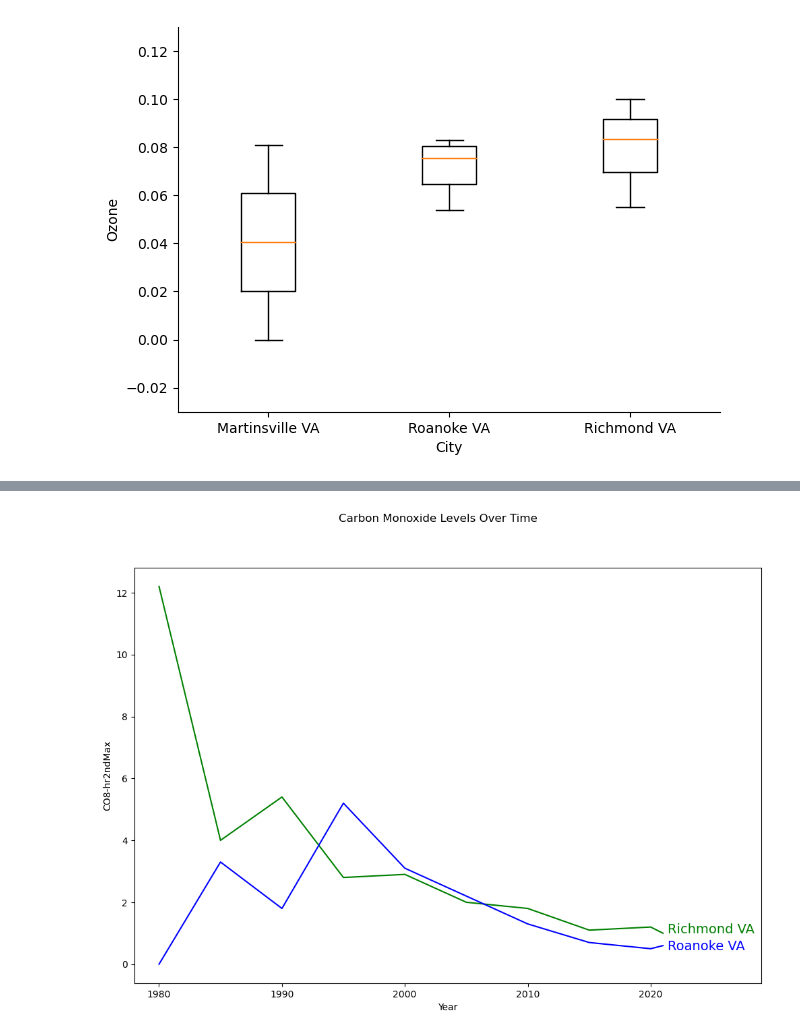
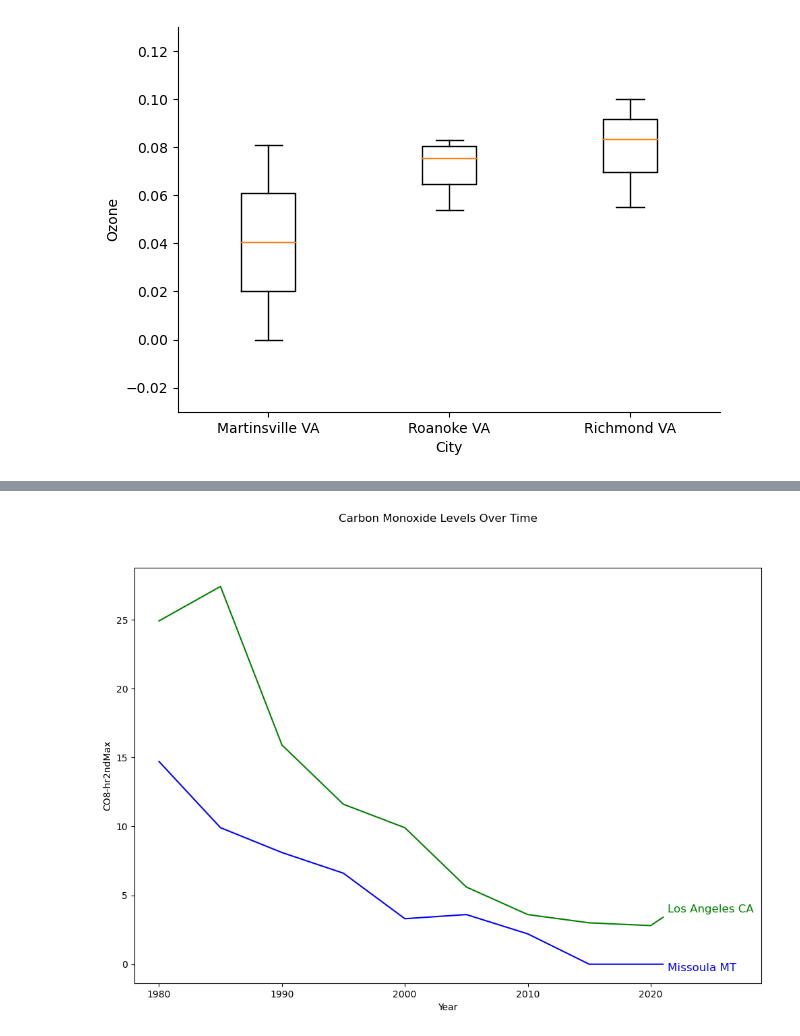
Before and after one commit to atrumbull26/Team7, a Jupyter notebook: StoryAndVis.ipynb, the cells around one changed output, grey strips where cells are left out. Cells and saved outputs as stored; diff of their text form; code cells hidden in the pictures.

```diff
--- a/StoryAndVis.ipynb
+++ b/StoryAndVis.ipynb
@@ -142,3 +131,6 @@ ax.spines['right'].set_visible(False)
 ax.spines['top'].set_visible(False)
 # %% [output]
 [figure]
+# %%
+city1 = 'Los Angeles-Long Beach-Anaheim CA'
+city2 = 'Missoula MT'
@@ -165,23 +171,23 @@ plt.show()
 # %%
 #Carbon Monoxide
 var = 'CO8-hr2ndMax'
 fig, ax = plt.subplots()
-ax.plot(df.loc[df['CBSA'] == 'Richmond VA']['Year'],df.loc[df['CBSA'] == 'Richmond VA'][var], color = 'green', label = 'Richmond VA')
-ax.plot(df.loc[df['CBSA'] == 'Roanoke VA']['Year'],df.loc[df['CBSA'] == 'Roanoke VA'][var], color = 'blue', label = 'Roanoke VA')
+ax.plot(df.loc[(df['CBSA'] == city1)&(df['Year'] <= 2021)]['Year'],df.loc[(df['CBSA'] == city1)&(df['Year'] <= 2021)][var], color = 'green', label = city1)
+ax.plot(df.loc[df['CBSA'] == city2]['Year'],df.loc[df['CBSA'] == city2][var], color = 'blue', label = city2)
 #ax.plot(df.loc[df['CBSA'] == 'Martinsville VA']['Year'],df.loc[df['CBSA'] == 'Martinsville VA']['O3 8-hr4th Max'], color = 'red', label = 'Martinsville VA')
 fig.suptitle('Carbon Monoxide Levels Over Time')
 ax.set_xlim(1978,2029)   # this leaves some room on the right for the text labels
 ax.set_xlabel('Year')
 ax.set_ylabel(var)
 #ax.axvspan(4,7,color = 'grey', alpha = 0.2) #shading
 fig.set_size_inches(12,8)
 ''' loc controls location of legend '''
 ''' https://matplotlib.org/stable/api/_as_gen/matplotlib.pyplot.legend.html '''
-ax.text(0.85,0.12,'Richmond VA', fontsize = 14, color = 'green', transform=ax.transAxes) #labels at end of lines, coordinate or % placing
-ax.text(0.85,0.08,'Roanoke VA', fontsize = 14, color = 'blue', transform=ax.transAxes)
+ax.text(0.85,0.17,'Los Angeles CA', fontsize = 12, color = 'green', transform=ax.transAxes) #labels at end of lines, coordinate or % placing
+ax.text(0.85,0.03,city2, fontsize = 12, color = 'blue', transform=ax.transAxes)
 plt.show()
 # %% [output]
-[figure, old version]
+[figure, new version]
 # %%
 #Sulfur Dioxide
 var = 'SO2 24-hr2nd Max'
```
Also changed, not shown: parts of 7 cells of this notebook.
